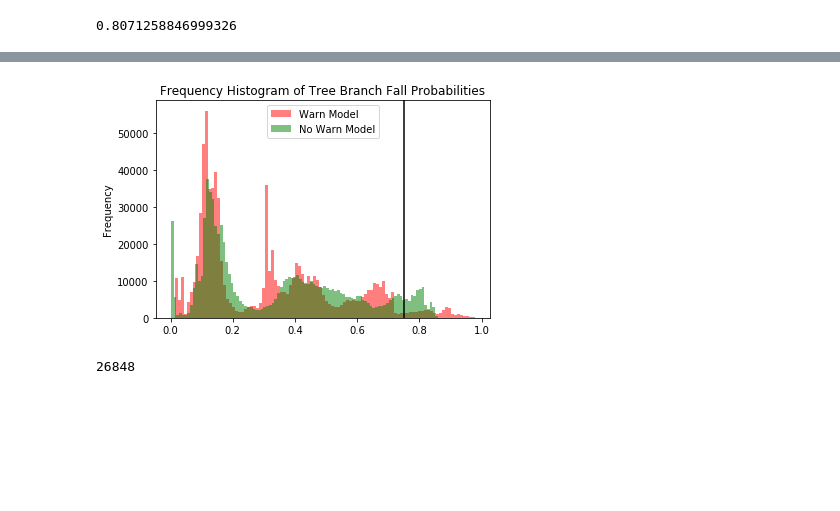
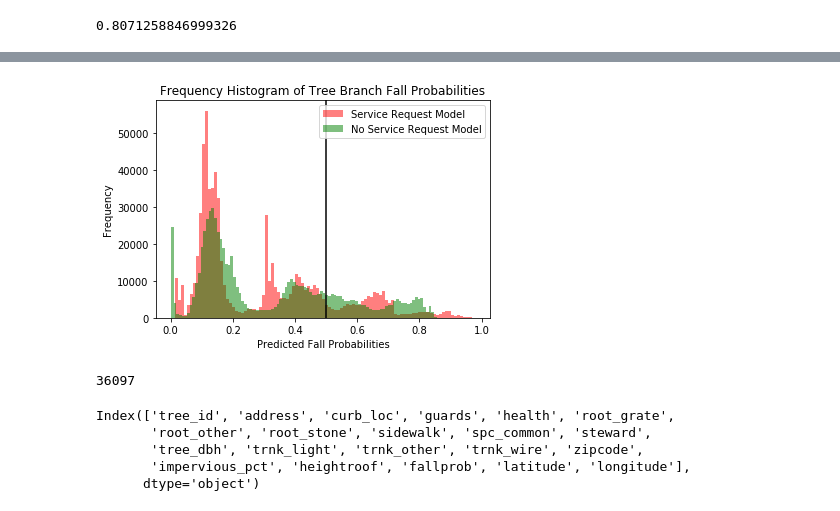
Before and after one commit to BSmith25/TreeProject, a Jupyter notebook: ProjectFiles/TreeModelWarn.ipynb, the cells around one changed output, grey strips where cells are left out. Cells and saved outputs as stored; diff of their text form; code cells hidden in the pictures; blank space fills up the shorter version.

Commit message:
add plotting

```diff
--- a/ProjectFiles/TreeModelWarn.ipynb
+++ b/ProjectFiles/TreeModelWarn.ipynb
@@ -238,12 +270,16 @@ data_prob.to_csv('Data/ModelData/WarnModelOutput.csv')
 # %%
 # import no warn model data to merge model outputs
 nw_data_prob = pd.read_csv('Data/ModelData/NoWarnModelOutput.csv')
+# %%
+# Remove duplicate trees
+nw_data_prob.reset_index(inplace=True)
+nw_data_prob.drop_duplicates(subset='tree_id',inplace=True)
 # %%
 # import fall/warning ratios
 warn_fall_ratio_data = geopandas.read_file('Data/spatialdatasets/Fall_Count.shp')
 # %%
 # grab only zipcode and warnings per fall data
-warn_fall_ratio = fall_warn_ratio_data[['ZIPCODE','DamperFall']]
+warn_fall_ratio = warn_fall_ratio_data[['ZIPCODE','DamperFall']]
 # %%
 # Find max warn per fall ratio for normalization use 2nd largest warn per fall ratio because max is so big
 max_warn_fall_ratio = warn_fall_ratio['DamperFall'].nlargest(n=2).iloc[1]
@@ -325,20 +368,28 @@ map_table.to_csv('Data/FinalOutputs/map_table.csv')
 # %%
 # Create a histogram of the distributions of all probability for different models
 x1 = data_prob.fallprob
 x2 = nw_data_prob.fallprob
 
 kwargs = dict(alpha=0.5, bins=100)
 
-plt.hist(x1, **kwargs, color='r', label='Warn Model')
-plt.hist(x2, **kwargs, color='g', label='No Warn Model')
-plt.gca().set(title='Frequency Histogram of Tree Branch Fall Probabilities', ylabel='Frequency')
+plt.hist(x1, **kwargs, color='r', label='Service Request Model')
+plt.hist(x2, **kwargs, color='g', label='No Service Request Model')
+plt.gca().set(title='Frequency Histogram of Tree Branch Fall Probabilities', ylabel='Frequency',xlabel='Predicted Fall Probabilities')
 #plt.xlim(50,75)
-plt.axvline(x=.75,color='k')
+plt.axvline(x=.5,color='k')
 plt.legend();
 # %% [output]
-[figure, old version]
+[figure, new version]
 # %%
 # Check counts of trees with fall prb > .75 in two models
-nw_data_prob[nw_data_prob.fallprob>0.75].tree_id.count()-data_prob[data_prob.fallprob>0.75].tree_id.count()
+nw_data_prob[nw_data_prob.fallprob>0.5].tree_id.count()-data_prob[data_prob.fallprob>0.5].tree_id.count()
 # %% [output]
-26848
+36097
+# %%
+map_table.columns
+# %% [output]
+Index(['tree_id', 'address', 'curb_loc', 'guards', 'health', 'root_grate',
+       'root_other', 'root_stone', 'sidewalk', 'spc_common', 'steward',
+       'tree_dbh', 'trnk_light', 'trnk_other', 'trnk_wire', 'zipcode',
+       'impervious_pct', 'heightroof', 'fallprob', 'latitude', 'longitude'],
+      dtype='object')
```
Also changed, not shown: parts of 14 cells of this notebook, 1 other file.
